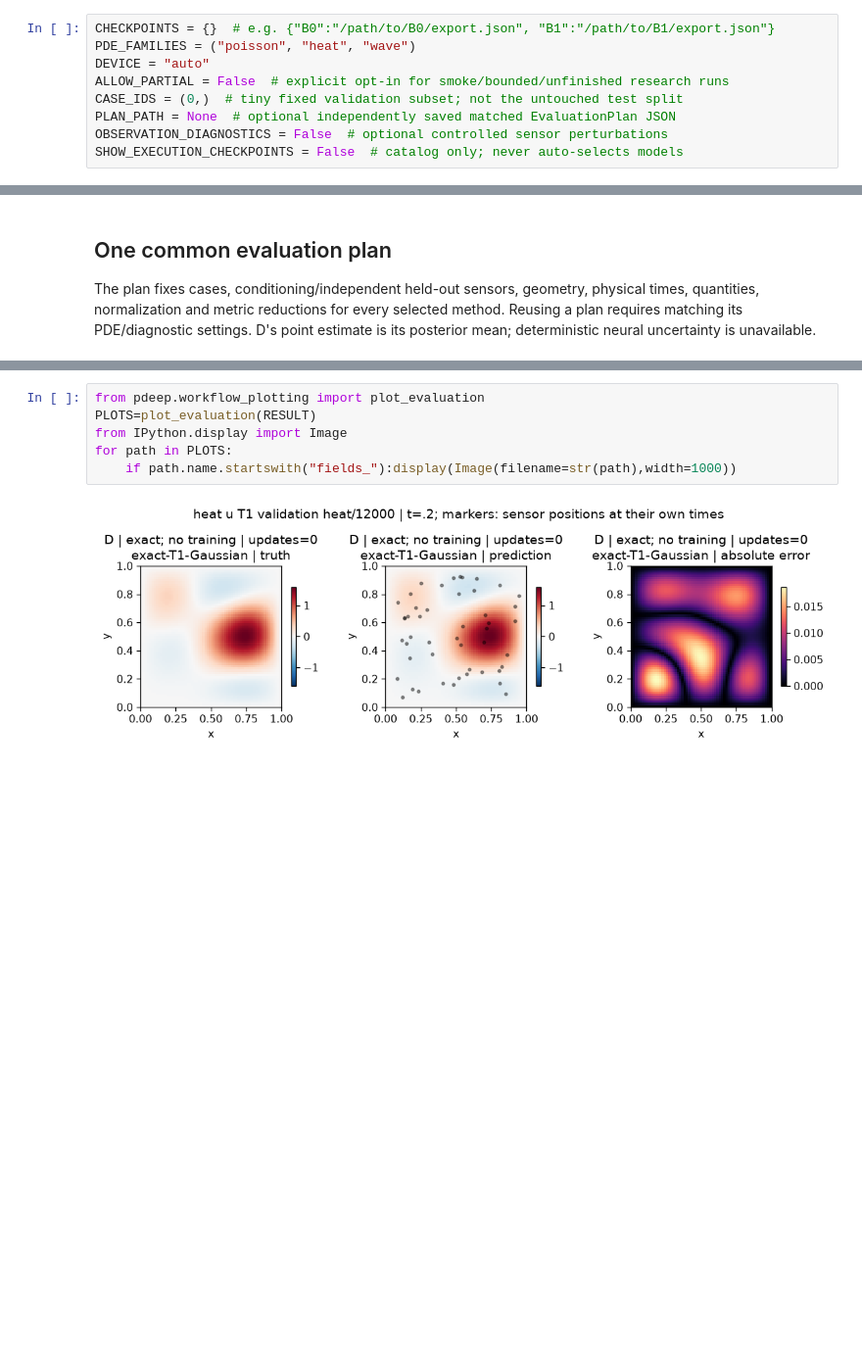
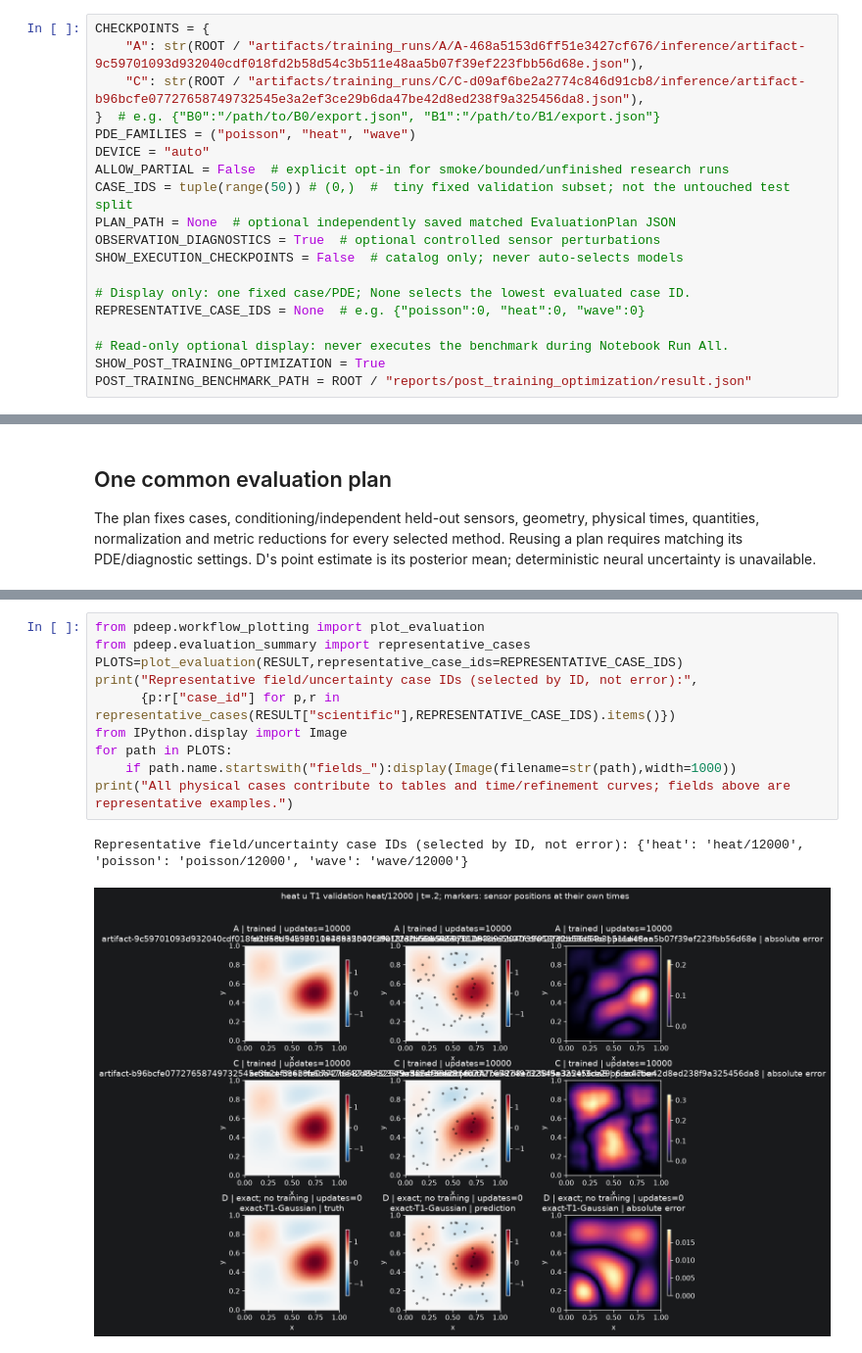
Before and after one commit to NiciiA/PDEep, a Jupyter notebook: notebooks/03_evaluate.ipynb, the cells around one changed output, grey strips where cells are left out. Shown at 98% size. Drawn from its saved outputs; the diff is of its cells as text; blank space fills up the shorter version.

```diff
--- a/notebooks/03_evaluate.ipynb
+++ b/notebooks/03_evaluate.ipynb
@@ -22,14 +22,24 @@ print("Project:", ROOT)
 # %% [output]
 Project: /Users/nicolasackermann/Documents/ChatGPT/PDEep
 # %%
-CHECKPOINTS = {}  # e.g. {"B0":"/path/to/B0/export.json", "B1":"/path/to/B1/export.json"}
+CHECKPOINTS = {
+    "A": str(ROOT / "artifacts/training_runs/A/A-468a5153d6ff51e3427cf676/inference/artifact-9c59701093d932040cdf018fd2b58d54c3b511e48aa5b07f39ef223fbb56d68e.json"),
+    "C": str(ROOT / "artifacts/training_runs/C/C-d09af6be2a2774c846d91cb8/inference/artifact-b96bcfe07727658749732545e3a2ef3ce29b6da47be42d8ed238f9a325456da8.json"),
+}  # e.g. {"B0":"/path/to/B0/export.json", "B1":"/path/to/B1/export.json"}
 PDE_FAMILIES = ("poisson", "heat", "wave")
 DEVICE = "auto"
 ALLOW_PARTIAL = False  # explicit opt-in for smoke/bounded/unfinished research runs
-CASE_IDS = (0,)  # tiny fixed validation subset; not the untouched test split
+CASE_IDS = tuple(range(50)) # (0,)  #  tiny fixed validation subset; not the untouched test split
 PLAN_PATH = None  # optional independently saved matched EvaluationPlan JSON
-OBSERVATION_DIAGNOSTICS = False  # optional controlled sensor perturbations
+OBSERVATION_DIAGNOSTICS = True  # optional controlled sensor perturbations
 SHOW_EXECUTION_CHECKPOINTS = False  # catalog only; never auto-selects models
+
+# Display only: one fixed case/PDE; None selects the lowest evaluated case ID.
+REPRESENTATIVE_CASE_IDS = None  # e.g. {"poisson":0, "heat":0, "wave":0}
+
+# Read-only optional display: never executes the benchmark during Notebook Run All.
+SHOW_POST_TRAINING_OPTIMIZATION = True
+POST_TRAINING_BENCHMARK_PATH = ROOT / "reports/post_training_optimization/result.json"
 # %%
 from pdeep.notebook_workflows import load_evaluation_selection,checkpoint_catalog
 CONTEXT=initialize(ROOT,device=DEVICE)
@@ -66,9 +80,14 @@ print("All quantity/PDE metrics and physical-case aggregation are preserved in J
 All quantity/PDE metrics and physical-case aggregation are preserved in JSON.
 # %%
 from pdeep.workflow_plotting import plot_evaluation
-PLOTS=plot_evaluation(RESULT)
+from pdeep.evaluation_summary import representative_cases
+PLOTS=plot_evaluation(RESULT,representative_case_ids=REPRESENTATIVE_CASE_IDS)
+print("Representative field/uncertainty case IDs (selected by ID, not error):",
+      {p:r["case_id"] for p,r in representative_cases(RESULT["scientific"],REPRESENTATIVE_CASE_IDS).items()})
 from IPython.display import Image
 for path in PLOTS:
     if path.name.startswith("fields_"):display(Image(filename=str(path),width=1000))
+print("All physical cases contribute to tables and time/refinement curves; fields above are representative examples.")
 # %% [output]
+Representative field/uncertainty case IDs (selected by ID, not error): {'heat': 'heat/12000', 'poisson': 'poisson/12000', 'wave': 'wave/12000'}
-[figure, old version]
+[figure, new version]
```
Also changed, not shown: parts of 9 cells of this notebook, 16 other files.
